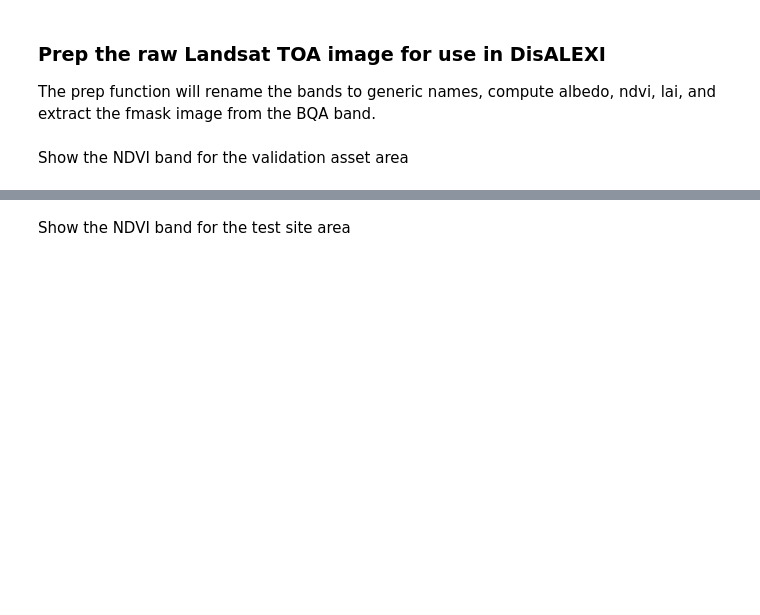
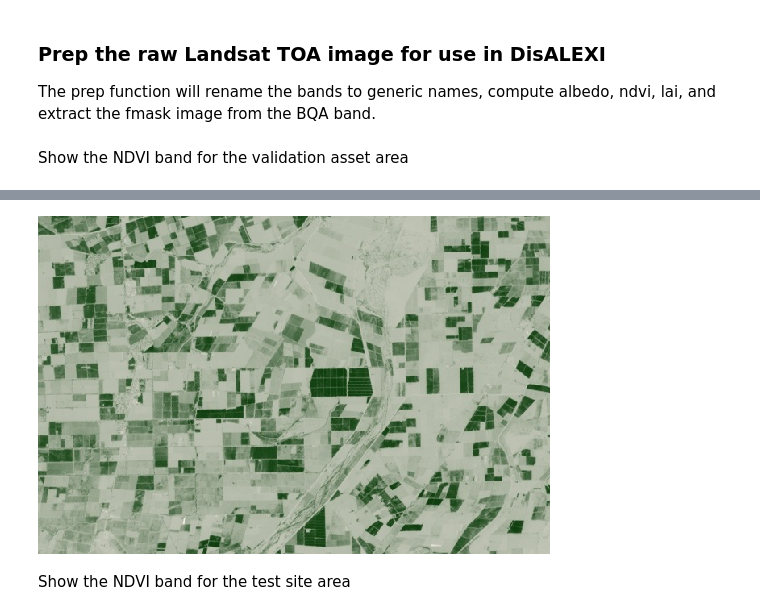
Before and after one commit to Open-ET/openet-disalexi, a Jupyter notebook: examples/landsat_c1_sr_image.ipynb, the cells around one changed output, grey strips where cells are left out. Drawn from its saved outputs; the diff is of its cells as text; code cells hidden in the pictures; blank space fills up the shorter version.

```diff
--- a/examples/landsat_c1_sr_image.ipynb
+++ b/examples/landsat_c1_sr_image.ipynb
@@ -75,5 +78,5 @@ Show the NDVI band for the validation asset area
 vis_img = input_img.select(['ndvi']).getThumbURL({
     'region': test_region, 'min':-0.1, 'max':0.9,
     'palette': ndvi_palette})
-Image(url=vis_img)
+Image(url=vis_img, embed=True, format='png')
 # %% [output]
@@ -81,3 +83,4 @@ Image(url=vis_img)
+[figure, added]
 # %% [markdown]
 Show the NDVI band for the test site area
 # %%
```
Also changed, not shown: parts of 15 cells of this notebook, 1 other file.
